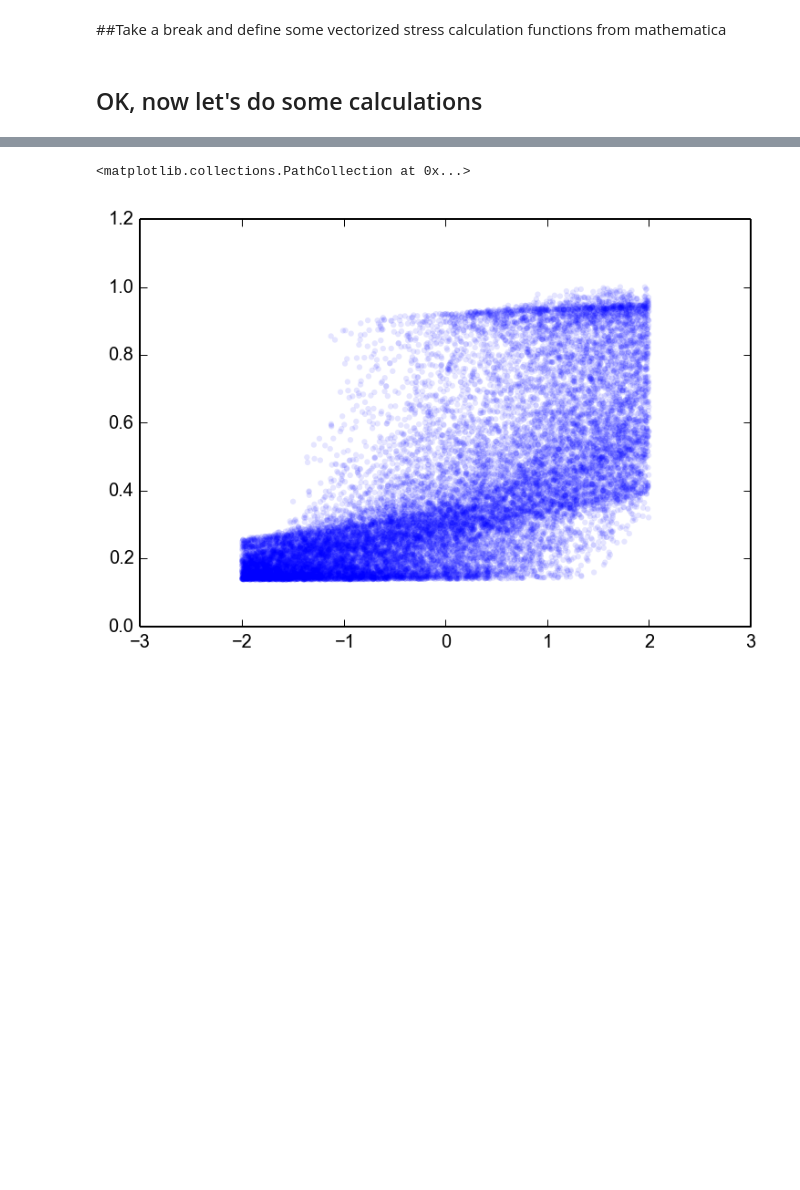
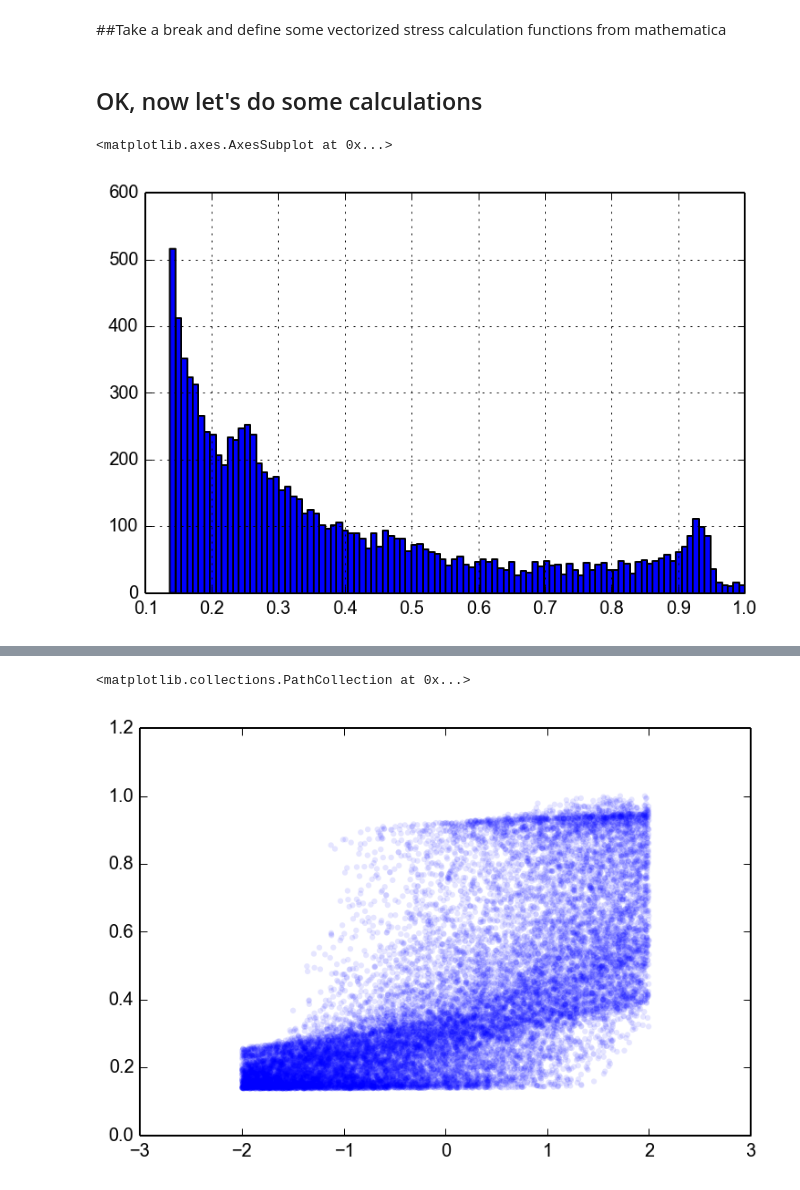
Before and after one commit to cossatot/wenchuan_topo_stress, a Jupyter notebook: tect_stress/notebooks/bayes_mc_rake_search.ipynb, the cells around one changed output, grey strips where cells are left out. Cells and saved outputs as stored; diff of their text form; code cells hidden in the pictures; blank space fills up the shorter version.

```diff
--- a/tect_stress/notebooks/bayes_mc_rake_search.ipynb
+++ b/tect_stress/notebooks/bayes_mc_rake_search.ipynb
@@ -20,7 +20,7 @@ import pandas as pd
 import halfspace.projections as hsp
 import time
 # %%
-lms = pd.read_csv('../slip_models/zhang/lms_stress_slip.csv', index_col=0)
+lms = pd.read_csv('../../slip_models/zhang/lms_stress_slip.csv', index_col=0)
 
 lms.head()
 # %% [output]
@@ -50,17 +48,15 @@ search_df_cols = ['iter','txx', 'tyy', 'txy', 'pt_index',
 iter_range = np.arange(n_trials, dtype='float')
 pt_range = np.arange(n_points, dtype='float')
 # %%
-%%timeit
-
 index_list = [[iter_range[i],t_priors[i,0],t_priors[i,1],t_priors[i,2], pi]
              for i in iter_range for pi in pt_range]
 
 index_array= np.array(index_list)
-#del index_list
+del index_list
 
-#iter_index = np.int_(index_array[:,0].copy() )
-#pt_index = np.int_(index_array[:,4].copy() )
-#prior_array = index_array[:,1:4]
+iter_index = np.int_(index_array[:,0].copy() )
+pt_index = np.int_(index_array[:,4].copy() )
+prior_array = index_array[:,1:4]
 
-#del index_array
+del index_array
 #index_array.shape
@@ -248,7 +188,10 @@ iter_likelihood = 1 / (iter_misfit / iter_misfit.min())
 # %%
 #plot(iter_misfit, iter_likelihood, ',')
 # %%
-#iter_likelihood.hist(bins=100)
+iter_likelihood.hist(bins=100)
+# %% [output]
+<matplotlib.axes.AxesSubplot at 0x...>
+[figure, added]
 # %%
 rand_filter = np.random.random(n_trials)
 # %%
```
Also changed, not shown: parts of 20 cells of this notebook, 1 other file.
